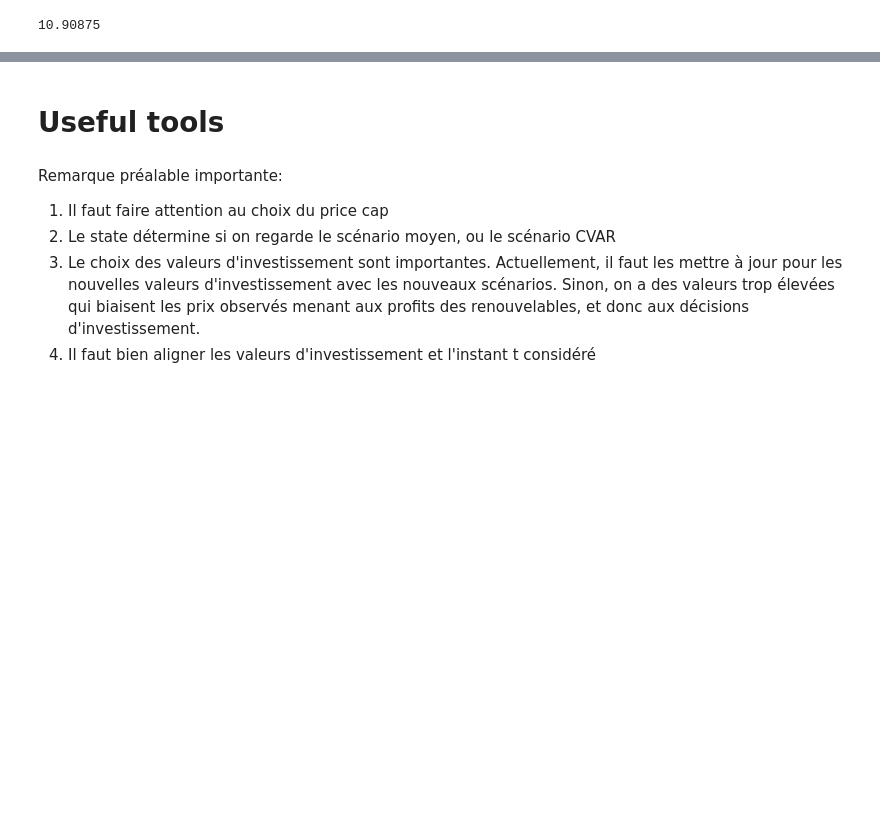
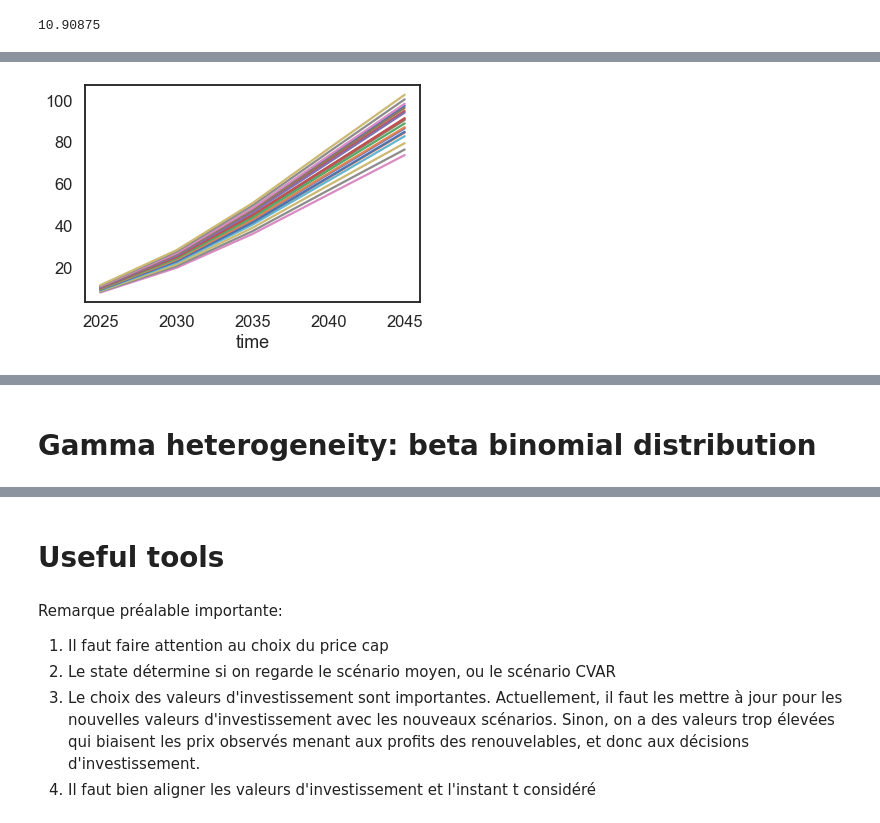
Before and after one commit to celiaescribe/investment_model_heterogeneity, a Jupyter notebook: plots_heterogeneity.ipynb, the cells around one changed output, grey strips where cells are left out. Saved outputs shown, nothing was run; the diff lists cells and outputs as text; code cells hidden in the pictures; blank space fills up the shorter version.

```diff
--- a/plots_heterogeneity.ipynb
+++ b/plots_heterogeneity.ipynb
@@ -774,0 +902,8 @@ tmp.loc[tmp.weight == "2DiracNonUniformHigh"]
+# %%
+fig, ax = plt.subplots(1, 1)
+for k, g in df_to_plot.groupby("weight"):
+    g = g.drop(columns=["weight"]).squeeze().rename(k)
+    # g = g.rename(k)
+    g.plot.line(ax=ax)
+# %% [output]
+[figure, added]
@@ -784,3 +921,5 @@ px.line(tmp.loc[tmp.tec == "sun"], x="time", y="average_state", color="weight",
 px.line(tmp.loc[tmp.tec == "wind"], x="time", y="average_state", color="weight", facet_col="tec")
 # %% [output]
 [interactive output not drawn]
+# %% [markdown]
+# Gamma heterogeneity: beta binomial distribution
```
Also changed, not shown: parts of 59 cells of this notebook, 4 other files.
